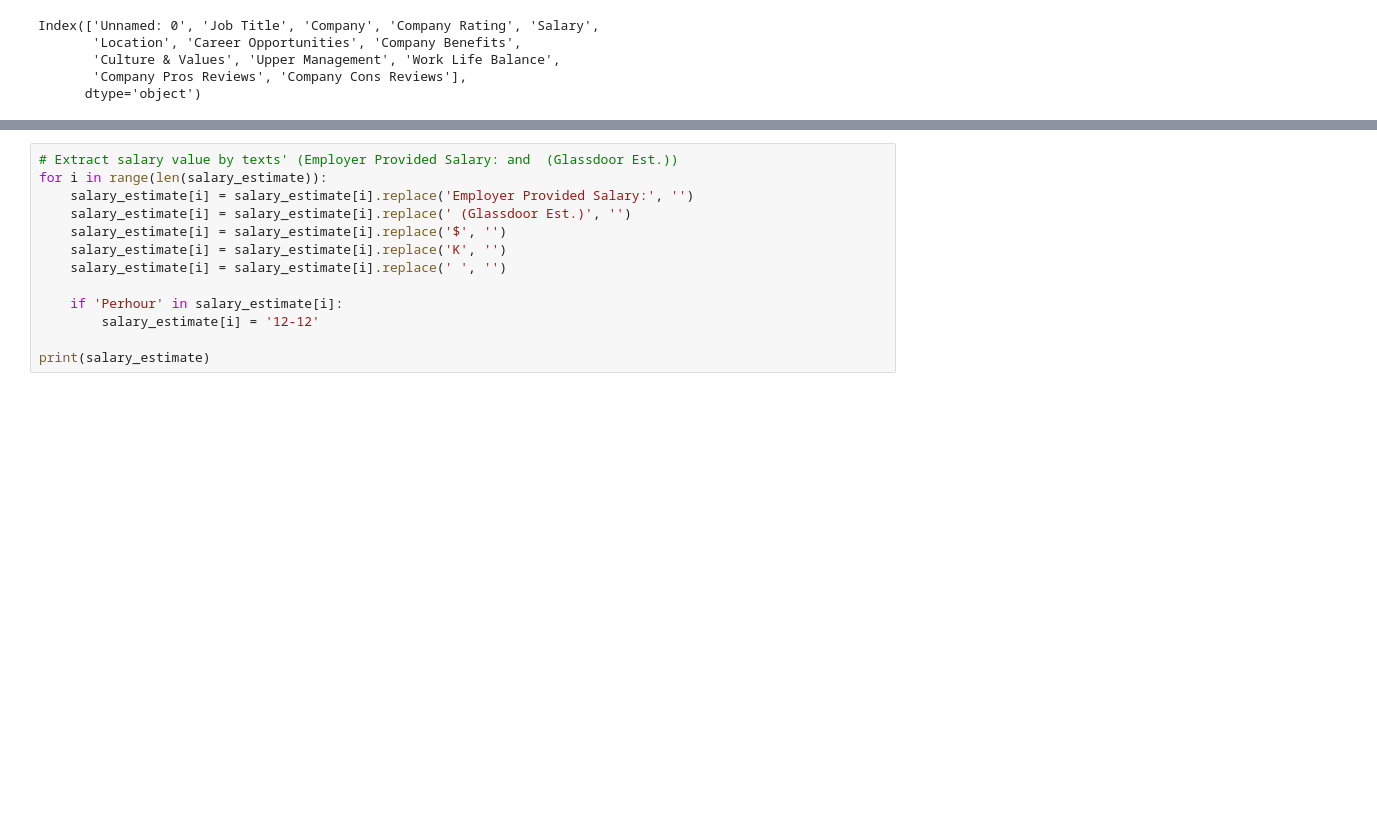
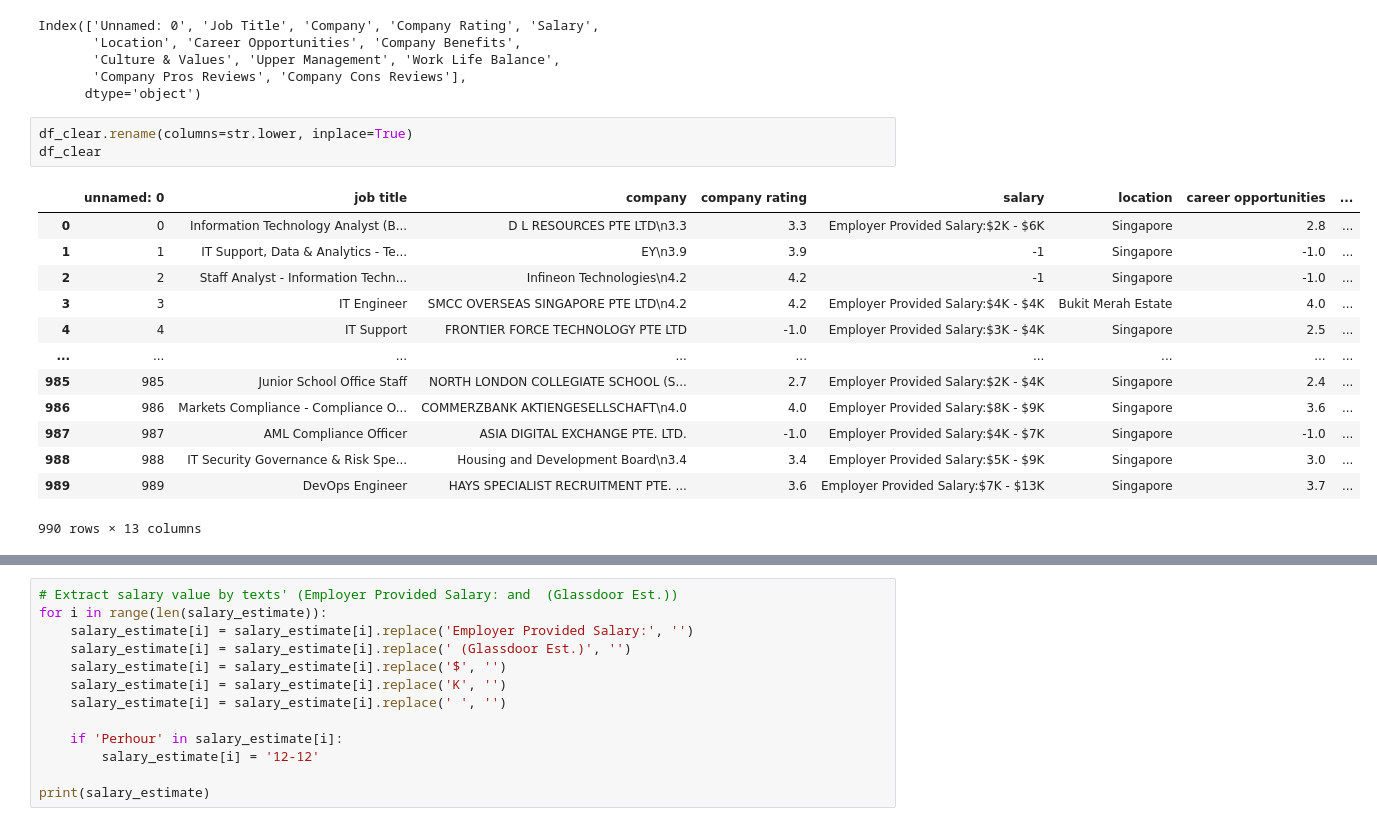
Before and after one commit to clarenceagcc/Python-Prog-Module, a Jupyter notebook: Datasets/data_cleaning.ipynb, the cells around one changed output, grey strips where cells are left out. Saved outputs shown, nothing was run; the diff lists cells and outputs as text; blank space fills up the shorter version.

Commit message:
progressing data cleaning

```diff
--- a/Datasets/data_cleaning.ipynb
+++ b/Datasets/data_cleaning.ipynb
@@ -48,3 +48,20 @@ Index(['Unnamed: 0', 'Job Title', 'Company', 'Company Rating', 'Salary',
        'Culture & Values', 'Upper Management', 'Work Life Balance',
        'Company Pros Reviews', 'Company Cons Reviews'],
       dtype='object')
+# %%
+df_clear.rename(columns=str.lower, inplace=True)
+df_clear
+# %% [output]
+|  | unnamed: 0 | job title | company | company rating | salary | location | career opportunities | ... |
+| 0 | 0 | Information Technology Analyst (B... | D L RESOURCES PTE LTD\n3.3 | 3.3 | Employer Provided Salary:$2K - $6K | Singapore | 2.8 | ... |
+| 1 | 1 | IT Support, Data & Analytics - Te... | EY\n3.9 | 3.9 | -1 | Singapore | -1.0 | ... |
+| 2 | 2 | Staff Analyst - Information Techn... | Infineon Technologies\n4.2 | 4.2 | -1 | Singapore | -1.0 | ... |
+| 3 | 3 | IT Engineer | SMCC OVERSEAS SINGAPORE PTE LTD\n4.2 | 4.2 | Employer Provided Salary:$4K - $4K | Bukit Merah Estate | 4.0 | ... |
+| 4 | 4 | IT Support | FRONTIER FORCE TECHNOLOGY PTE LTD | -1.0 | Employer Provided Salary:$3K - $4K | Singapore | 2.5 | ... |
+| ... | ... | ... | ... | ... | ... | ... | ... | ... |
+| 985 | 985 | Junior School Office Staff | NORTH LONDON COLLEGIATE SCHOOL (S... | 2.7 | Employer Provided Salary:$2K - $4K | Singapore | 2.4 | ... |
+| 986 | 986 | Markets Compliance - Compliance O... | COMMERZBANK AKTIENGESELLSCHAFT\n4.0 | 4.0 | Employer Provided Salary:$8K - $9K | Singapore | 3.6 | ... |
+| 987 | 987 | AML Compliance Officer | ASIA DIGITAL EXCHANGE PTE. LTD. | -1.0 | Employer Provided Salary:$4K - $7K | Singapore | -1.0 | ... |
+| 988 | 988 | IT Security Governance & Risk Spe... | Housing and Development Board\n3.4 | 3.4 | Employer Provided Salary:$5K - $9K | Singapore | 3.0 | ... |
+| 989 | 989 | DevOps Engineer | HAYS SPECIALIST RECRUITMENT PTE. ... | 3.6 | Employer Provided Salary:$7K - $13K | Singapore | 3.7 | ... |
+990 rows × 13 columns
```
Also changed, not shown: parts of 9 cells of this notebook, 1 other file.
